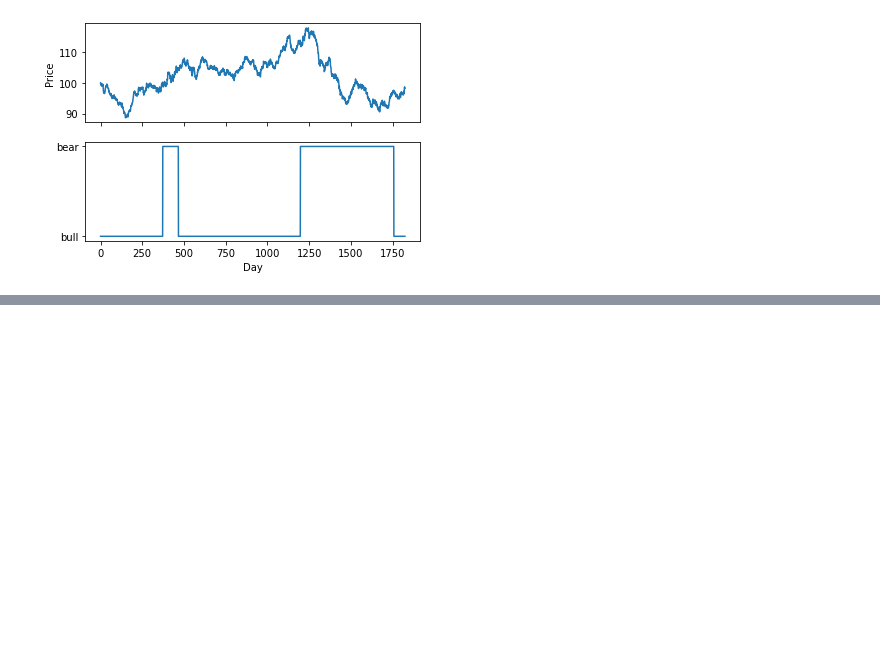
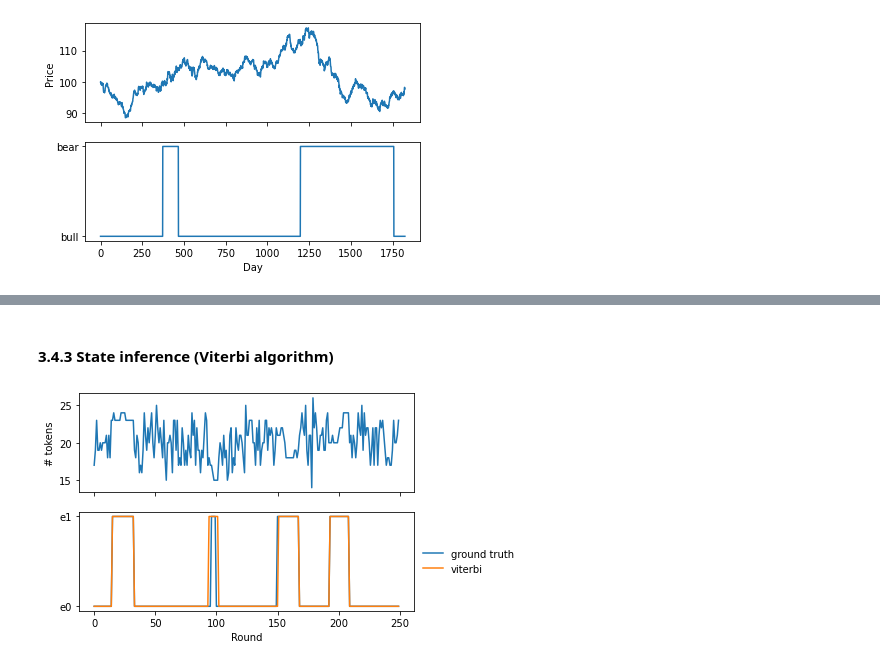
Before and after one commit to marcsingleton/homomorph, a Jupyter notebook: tutorials/arhmm_intro.ipynb, the cells around one changed output, grey strips where cells are left out. Cells and saved outputs as stored; diff of their text form; code cells hidden in the pictures; blank space fills up the shorter version.

```diff
--- a/tutorials/arhmm_intro.ipynb
+++ b/tutorials/arhmm_intro.ipynb
@@ -225,0 +383,14 @@ While I don't have a compelling real-world motivation to motivate this next exam
+# %% [markdown]
+#### 3.4.3 State inference (Viterbi algorithm)
+# %%
+viterbi = game.viterbi(emits)[0]
+
+fig, axs = plt.subplots(2, 1, sharex=True)
+axs[0].plot(emits)
+axs[1].plot(states, label='ground truth')
+axs[1].plot(viterbi, label='viterbi')
+axs[1].set_xlabel('Round')
+axs[0].set_ylabel('# tokens')
+axs[1].legend(frameon=False, loc='center left', bbox_to_anchor=(1, 0.5));
+# %% [output]
+[figure, added]
```
Also changed, not shown: parts of 28 cells of this notebook.
